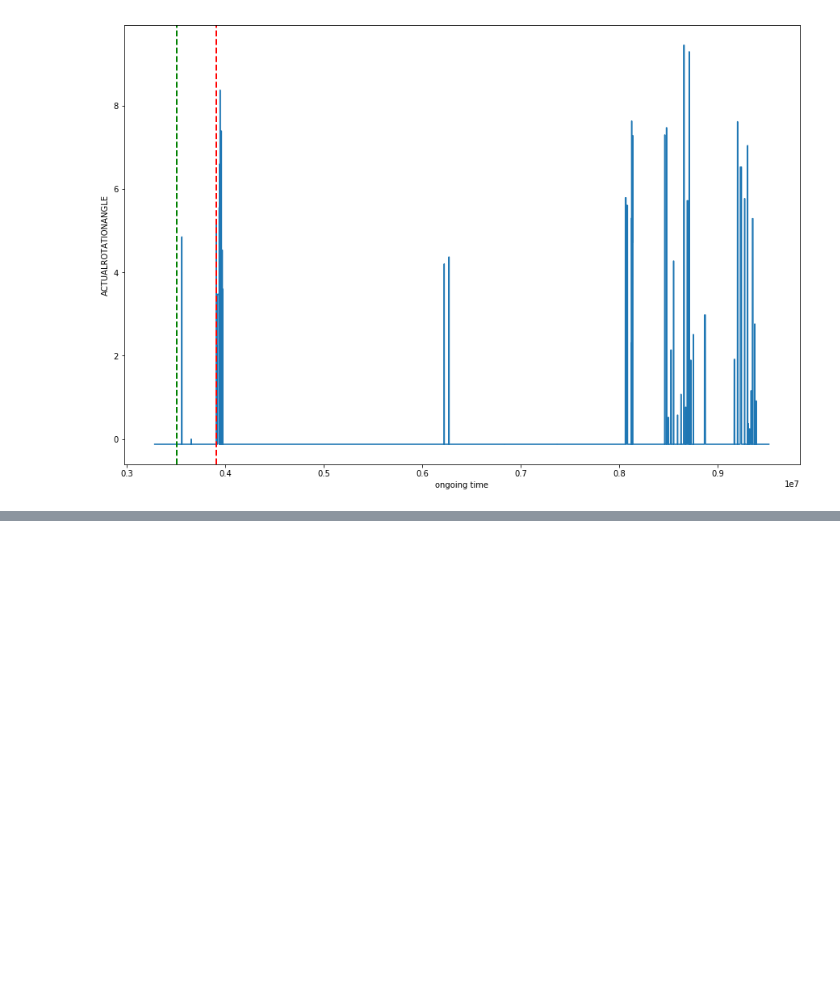
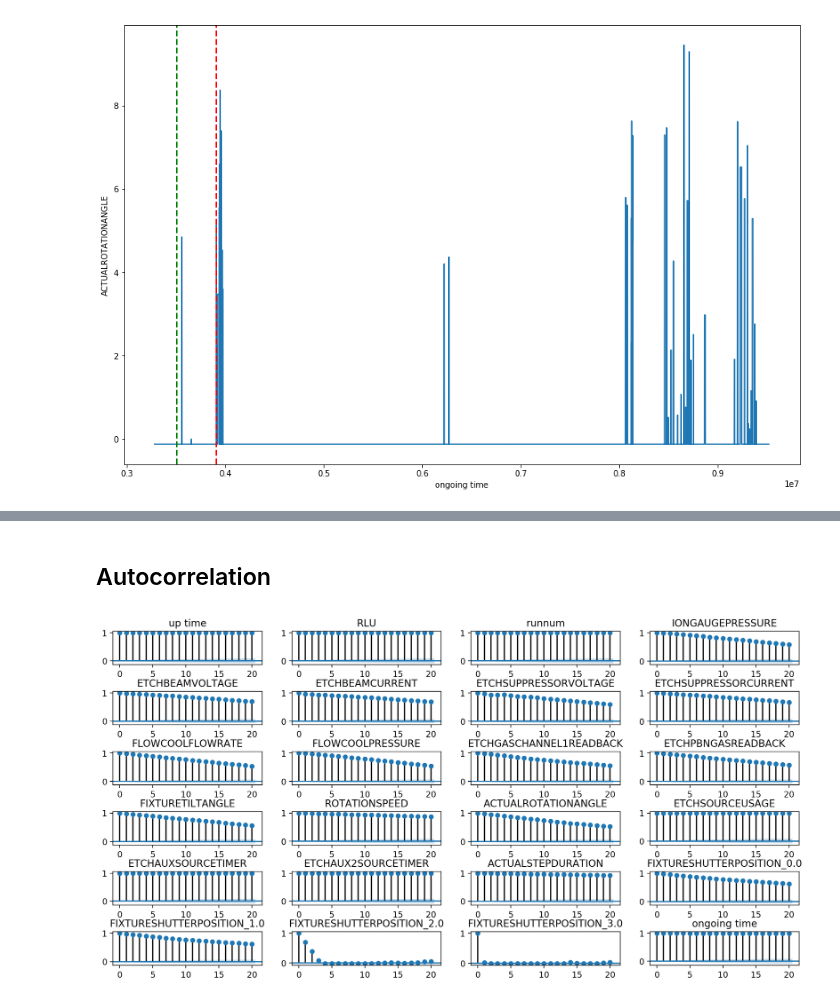
Before and after one commit to carlov93/predictive_maintenance, a Jupyter notebook: src/visualisation/raw_data/raw_sensor_phm_m02.ipynb, the cells around one changed output, grey strips where cells are left out. Drawn from its saved outputs; the diff is of its cells as text; code cells hidden in the pictures; blank space fills up the shorter version.

```diff
--- a/src/visualisation/raw_data/raw_sensor_phm_m02.ipynb
+++ b/src/visualisation/raw_data/raw_sensor_phm_m02.ipynb
@@ -85,0 +103,14 @@ plt.show()
+# %% [markdown]
+## Autocorrelation
+# %%
+fig, axes = plt.subplots(6, 4, figsize=(15,7.5), dpi=200)
+ax = axes.ravel()
+plt.subplots_adjust(hspace=0.2, wspace=0.4)
+for i in range(0,24):
+    plot_acf(df_original.iloc[:,i], lags=20, ax=ax[i-1])
+    ax[i-1].set_title(df_original.columns[i])
+#plt.savefig("../graphs/raw_sensor_data_autocorrelation.png")
+plt.subplots_adjust(wspace=0.2, hspace=0.8)
+plt.show()
+# %% [output]
+[figure, added]
```
Also changed, not shown: parts of 4 cells of this notebook, 45 other files.
